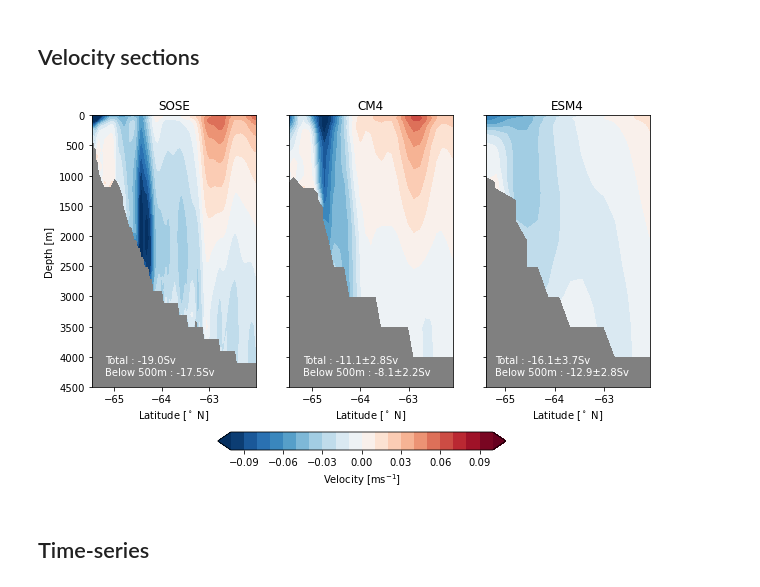
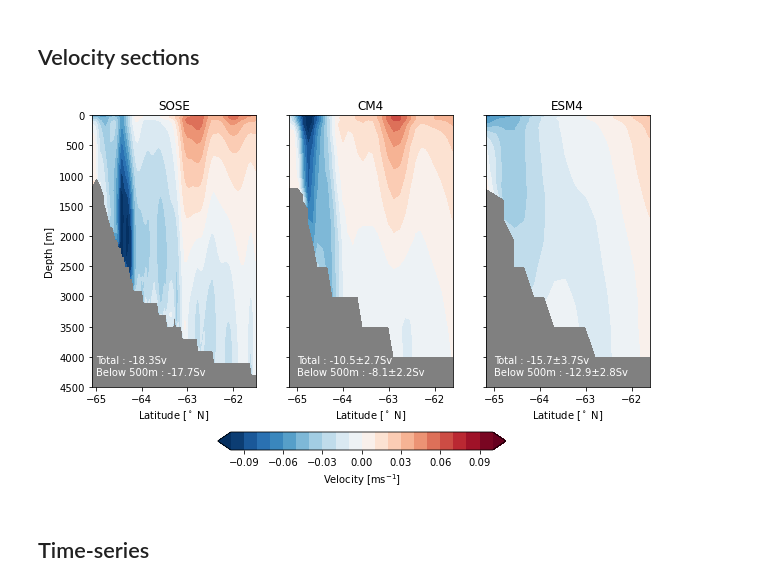
Before and after one commit to becki-beadling/Beadling_et_al_2022_JGROceans, a Jupyter notebook: Beadling_2021_JGROceans_New/ASC_Cross_Sections/draw_ASCobscomp_113E.ipynb, the cells around one changed output. Drawn from its saved outputs; the diff is of its cells as text; code cells hidden in the pictures.

```diff
--- a/Beadling_2021_JGROceans_New/ASC_Cross_Sections/draw_ASCobscomp_113E.ipynb
+++ b/Beadling_2021_JGROceans_New/ASC_Cross_Sections/draw_ASCobscomp_113E.ipynb
@@ -26,7 +26,7 @@ def calc_asc113E(config,varstr,upperdepth=0):
     filename = 'ocean_annual_z.'+timestr+'.'+varstr+'.nc'
     select = {
         'time':timeslice,
-        'yh':slice(-65.5,-62),
+        'yh':slice(-65.2,-61.5),
         'z_l':slice(upperdepth,7000)
              }
     lon = -246.7
@@ -45,7 +45,7 @@ def calc_asc113E_sose(upperdepth=0,transport=False):
     uvel = xr.DataArray(dict_uvel["U"],dims={"xq":dict_uvel["xg"], "yh":dict_uvel["yc"], "z_l":dict_uvel["z"]})
     uvel = uvel.assign_coords({"xq":dict_uvel["xg"], "yh":dict_uvel["yc"], "z_l":dict_uvel["z"]})
     select = {
-            'yh':slice(-65.5,-62),
+            'yh':slice(-65.1,-61.5),
             'z_l':slice(upperdepth,-7000)
                  }
     lon = 113.3
@@ -211,40 +211,41 @@ im = ax_esm4.contourf(uo_esm4['yh'],
                     uo_esm4.mean('time'),
                     **plt_kwargs)
 ax_esm4.set_ylim(ylims)
 ax_esm4.set_title('ESM4')
 ax_esm4.yaxis.set_ticklabels([])
 ax_esm4.set_xlabel('Latitude [$^\circ$ N]')
 
 cbar_ax = fig.add_axes([0.3, -0.05, 0.4, 0.05])
 cb = fig.colorbar(im, cax=cbar_ax, orientation='horizontal');
 cb.set_label('Velocity [ms$^{-1}$]')
 
 ### Add transports
 fontdict={'color':'w'}
+y = -65
 z = 4100
 d = 200
-ax_sose.text(-65.2,z,"Total : "+str(mean['sose_total'])+"Sv",fontdict=fontdict)
-ax_sose.text(-65.2,z+d,
+ax_sose.text(y,z,"Total : "+str(mean['sose_total'])+"Sv",fontdict=fontdict)
+ax_sose.text(y,z+d,
             "Below 500m : "+str(mean['sose_500'])+"Sv",
             fontdict=fontdict)
 
-ax_cm4.text(-65.2,z,
+ax_cm4.text(y,z,
             "Total : "+str(mean['cm4_total'])+"±"+str(std['cm4_total'])+"Sv",
             fontdict=fontdict)
-ax_cm4.text(-65.2,z+d,
+ax_cm4.text(y,z+d,
             "Below 500m : "+str(mean['cm4_500'])+"±"+str(std['cm4_500'])+"Sv",
             fontdict=fontdict)
 
-ax_esm4.text(-65.2,z,
+ax_esm4.text(y,z,
             "Total : "+str(mean['esm4_total'])+"±"+str(std['esm4_total'])+"Sv",
             fontdict=fontdict)
-ax_esm4.text(-65.2,z+d,
+ax_esm4.text(y,z+d,
             "Below 500m : "+str(mean['esm4_500'])+"±"+str(std['esm4_500'])+"Sv",
             fontdict=fontdict)
 
 fig.savefig('ASCobscomp_113E.png',dpi=300,transparent=True)
 # %% [output]
-[figure, old version]
+[figure, new version]
 # %% [markdown]
 ## Time-series
 # %%
```
